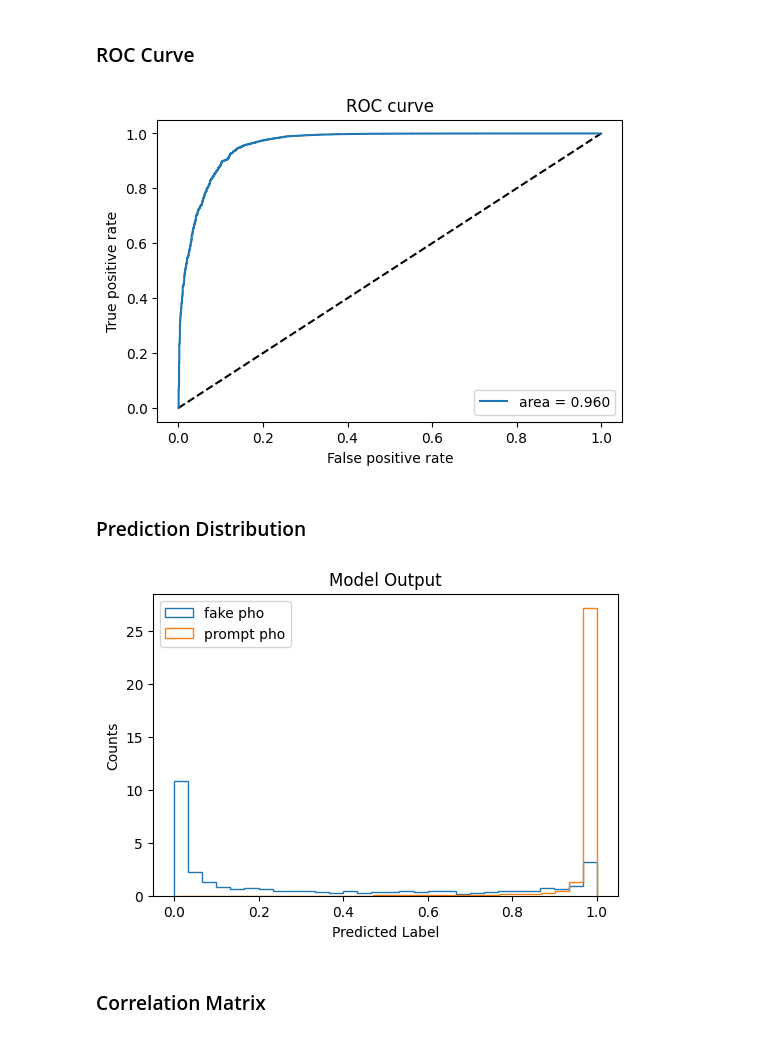
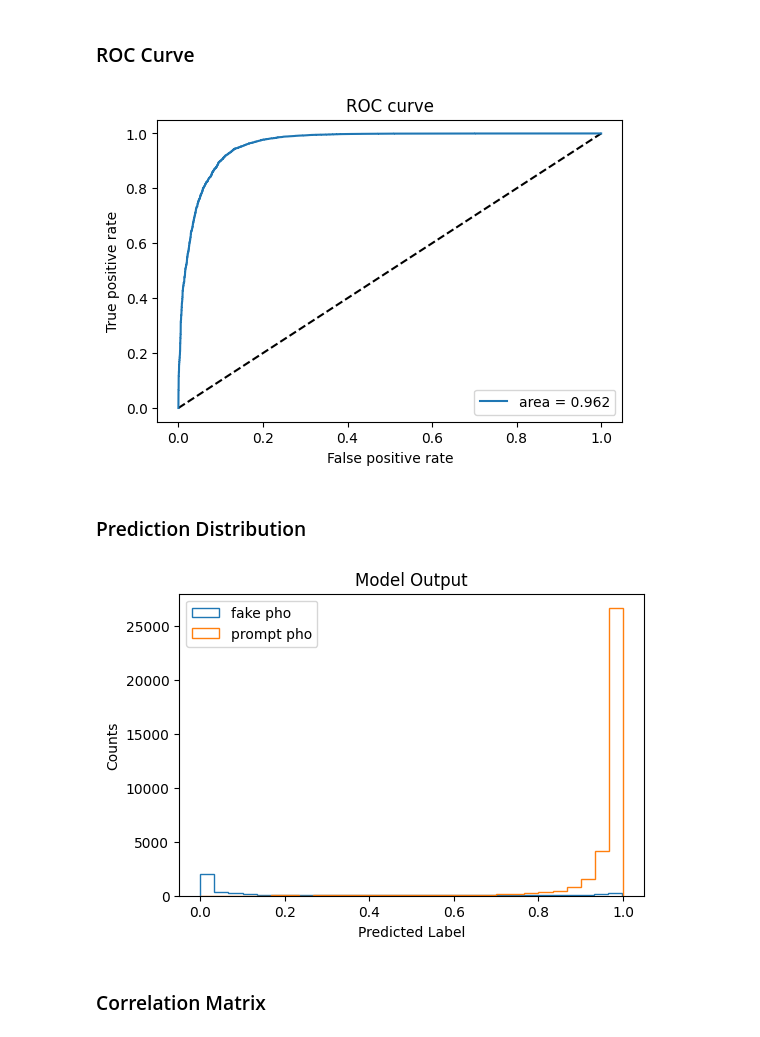
Before and after one commit to nbraukman/PhotonClassification, a Jupyter notebook: PhotonClassification.ipynb, the cells around one changed output. Drawn from its saved outputs; the diff is of its cells as text; code cells hidden in the pictures.

```diff
--- a/PhotonClassification.ipynb
+++ b/PhotonClassification.ipynb
@@ -342,2 +24,5 @@ for key, obj in outputMC.items():
+# %%
+outputMC = load('outputMC.coffea')
+outputData = load('outputData.coffea')
 # %% [markdown]
 ## Plot Features
@@ -472,12 +238,12 @@ df = pd.DataFrame({
     'photon_sieie': np.array(outputMC['photon_sieie'].value),
     'photon_pfRelIso03_all': np.array(outputMC['photon_pfRelIso03_all'].value),
     'photon_pfRelIso03_chg': np.array(outputMC['photon_pfRelIso03_chg'].value),
-
     'deltaR_photon_lepton': np.array(outputMC['deltaR_photon_lepton'].value),
     'deltaR_photon_jet': np.array(outputMC['deltaR_photon_jet'].value),
 
-    # MVA ID for later comparison. Removed before training.
+    # Removed from X_train before training:
     'photon_mvaID': np.array(outputMC['photon_mvaid'].value),
+    'file': np.array(outputMC['file'].value),
 
     'photon_genPartFlav': np.array(outputMC['photon_genPartFlav'].value), ## TARGET ##
 })
@@ -517,13 +283,13 @@ y = df['photon_genPartFlav']
 X_train, X_test, y_train, y_test = train_test_split(X, y, test_size=0.2, random_state=1)
 X_train, X_val, y_train, y_val = train_test_split(X_train, y_train, test_size=0.25, random_state=1)
 # %%
-### remove MVA ID feature ###
+### remove MVA ID and file features ###
 
 test_mvaID = X_test['photon_mvaID']
 
-X_train = X_train.drop(['photon_mvaID'],axis=1)
-X_test = X_test.drop(['photon_mvaID'],axis=1)
-X_val = X_val.drop(['photon_mvaID'],axis=1)
+X_train = X_train.drop(['photon_mvaID'],axis=1).drop(['file'],axis=1)
+X_test = X_test.drop(['photon_mvaID'],axis=1).drop(['file'],axis=1)
+X_val = X_val.drop(['photon_mvaID'],axis=1).drop(['file'],axis=1)
 # %%
 ### Scale: mean=0, stdev=1 ###
 
@@ -649,7 +411,7 @@ plt.title('ROC curve')
 plt.legend(loc='best')
 plt.show()
 # %% [output]
-[figure, old version]
+[figure, new version]
 # %% [markdown]
 ### Prediction Distribution
 # %%
@@ -658,16 +420,16 @@ predFalse = y_pred[y_test==False]
 # %%
 plt.figure(figsize=(6,4),dpi=100)
 
-plt.hist(predFalse,bins=30,density=True,label='fake pho',histtype='step')
-plt.hist(predTrue,bins=30,density=True,label='prompt pho',histtype='step')
+plt.hist(predFalse,bins=30,label='fake pho',histtype='step')
+plt.hist(predTrue,bins=30,label='prompt pho',histtype='step')
 
 plt.xlabel('Predicted Label')
 plt.ylabel('Counts')
 plt.title('Model Output')
 plt.legend(loc='upper left')
 plt.show()
 # %% [output]
-[figure, old version]
+[figure, new version]
 # %% [markdown]
 ### Correlation Matrix
 # %%
```
Also changed, not shown: parts of 62 cells of this notebook, 7 other files.
